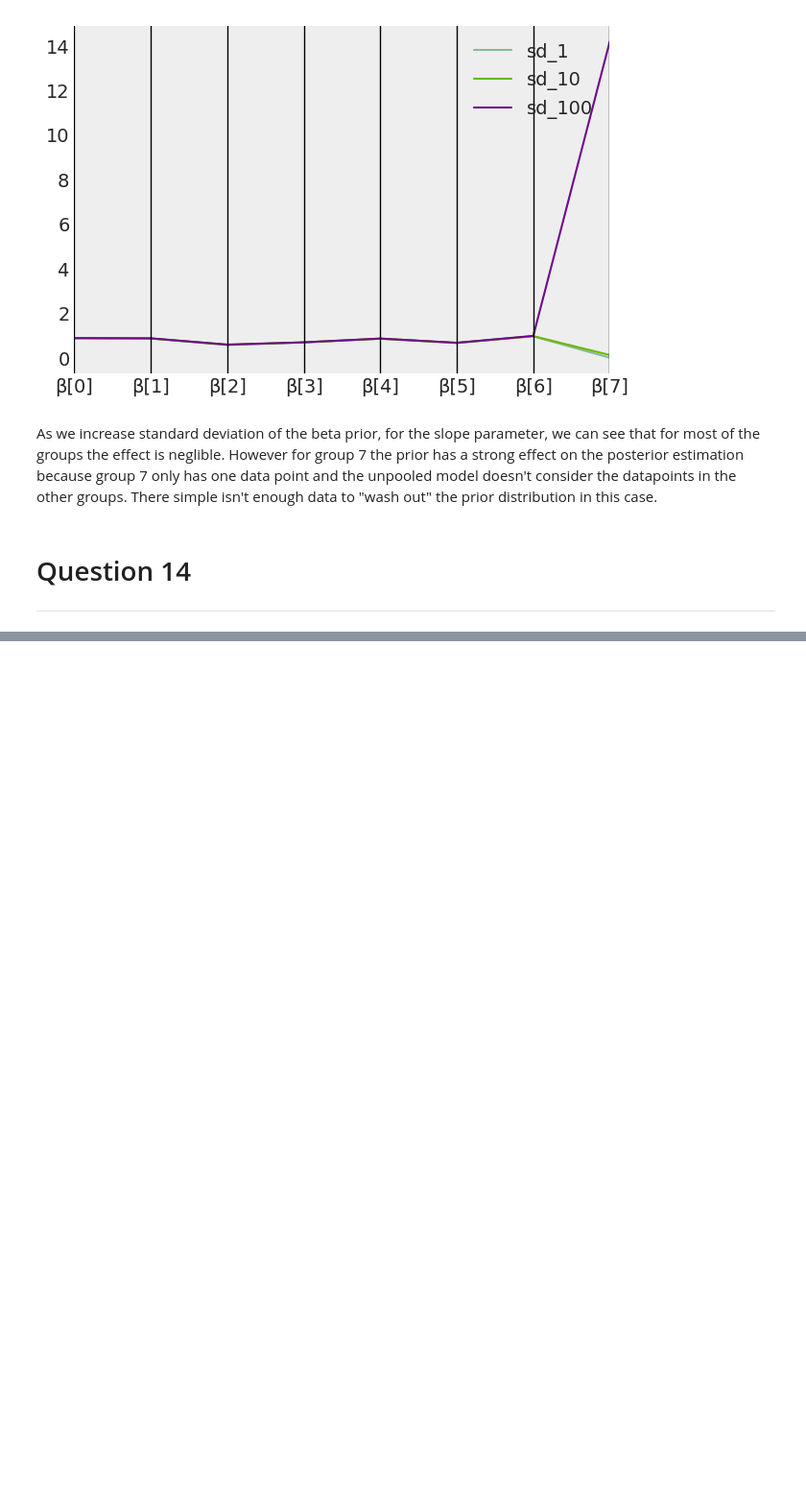
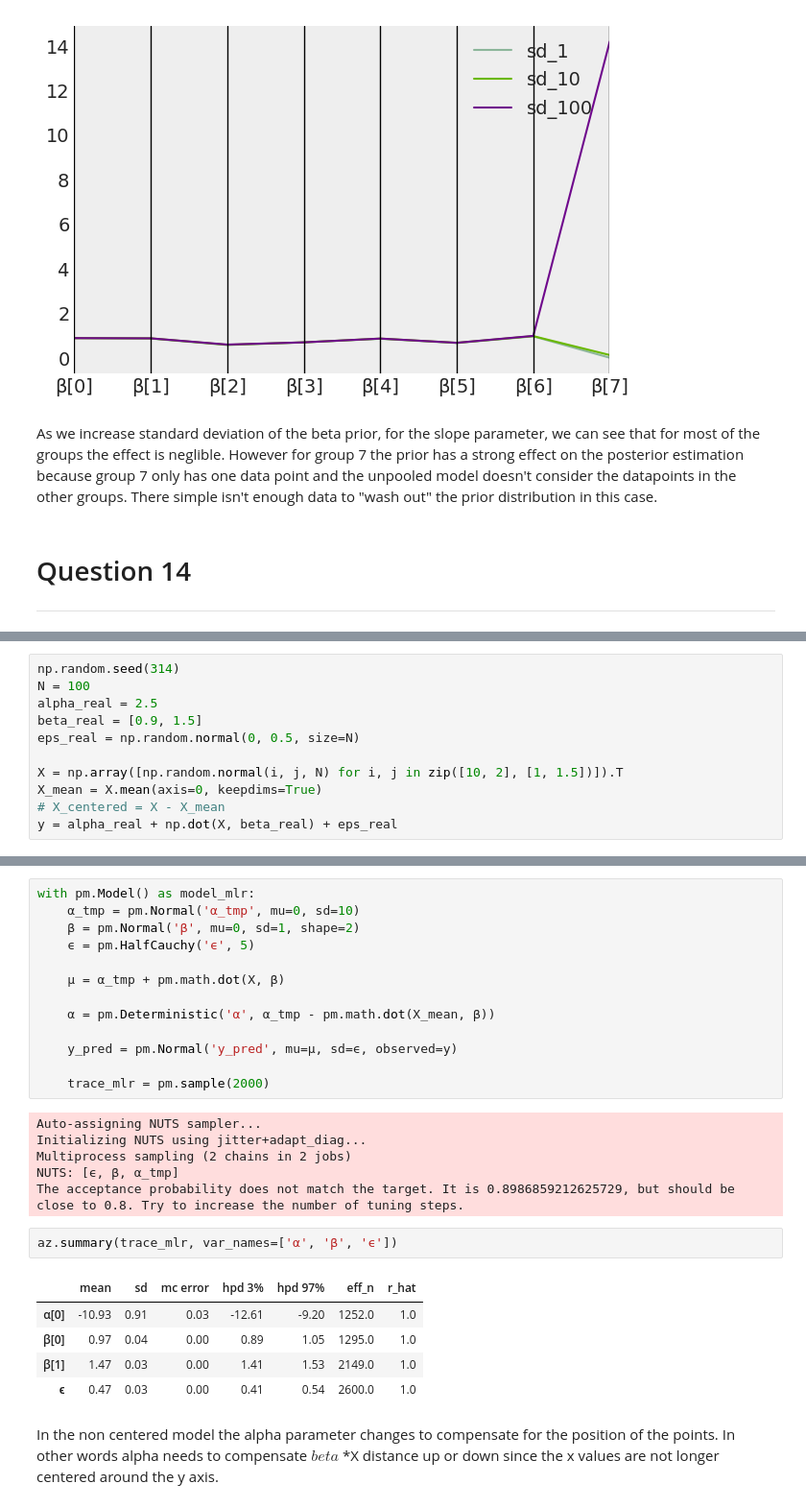
Before and after one commit to aloctavodia/BAP, a Jupyter notebook: exercises/Chapter3-Part3.ipynb, the cells around one changed output, grey strips where cells are left out. Shown at 96% size. Cells and saved outputs as stored; diff of their text form; blank space fills up the shorter version.

```diff
--- a/exercises/Chapter3-Part3.ipynb
+++ b/exercises/Chapter3-Part3.ipynb
@@ -209,0 +282,11 @@ As we increase standard deviation of the beta prior, for the slope parameter, we
+# %%
+np.random.seed(314)
+N = 100
+alpha_real = 2.5
+beta_real = [0.9, 1.5]
+eps_real = np.random.normal(0, 0.5, size=N)
+
+X = np.array([np.random.normal(i, j, N) for i, j in zip([10, 2], [1, 1.5])]).T
+X_mean = X.mean(axis=0, keepdims=True)
+# X_centered = X - X_mean
+y = alpha_real + np.dot(X, beta_real) + eps_real
@@ -209,0 +296,29 @@ As we increase standard deviation of the beta prior, for the slope parameter, we
+# %%
+with pm.Model() as model_mlr:
+    α_tmp = pm.Normal('α_tmp', mu=0, sd=10)
+    β = pm.Normal('β', mu=0, sd=1, shape=2)
+    ϵ = pm.HalfCauchy('ϵ', 5)
+
+    μ = α_tmp + pm.math.dot(X, β)
+
+    α = pm.Deterministic('α', α_tmp - pm.math.dot(X_mean, β))
+
+    y_pred = pm.Normal('y_pred', mu=μ, sd=ϵ, observed=y)
+
+    trace_mlr = pm.sample(2000)
+# %% [output]
+Auto-assigning NUTS sampler...
+Initializing NUTS using jitter+adapt_diag...
+Multiprocess sampling (2 chains in 2 jobs)
+NUTS: [ϵ, β, α_tmp]
+The acceptance probability does not match the target. It is 0.8986859212625729, but should be close to 0.8. Try to increase the number of tuning steps.
+# %%
+az.summary(trace_mlr, var_names=['α', 'β', 'ϵ'])
+# %% [output]
+|  | mean | sd | mc error | hpd 3% | hpd 97% | eff_n | r_hat |
+| α[0] | -10.93 | 0.91 | 0.03 | -12.61 | -9.20 | 1252.0 | 1.0 |
+| β[0] | 0.97 | 0.04 | 0.00 | 0.89 | 1.05 | 1295.0 | 1.0 |
+| β[1] | 1.47 | 0.03 | 0.00 | 1.41 | 1.53 | 2149.0 | 1.0 |
+| ϵ | 0.47 | 0.03 | 0.00 | 0.41 | 0.54 | 2600.0 | 1.0 |
+# %% [markdown]
+In the non centered model the alpha parameter changes to compensate for the position of the points. In other words alpha needs to compensate $beta$ \*X distance up or down since the x values are not longer centered around the y axis.
```
Also changed, not shown: parts of 4 cells of this notebook.
